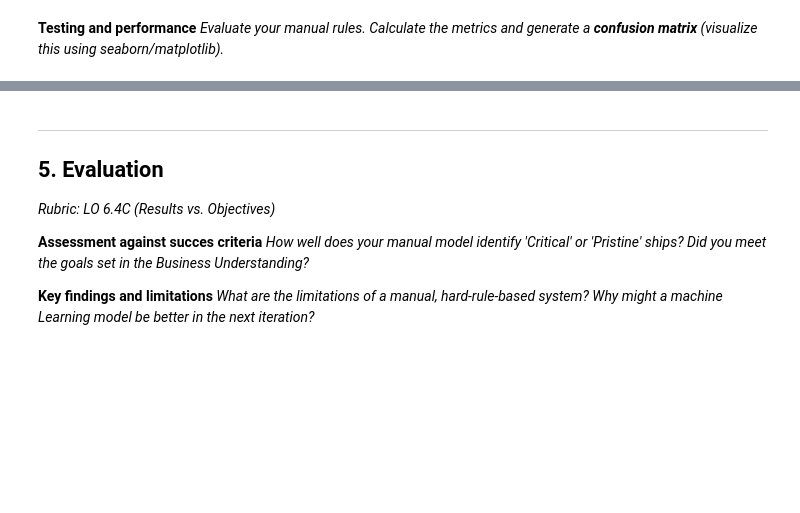
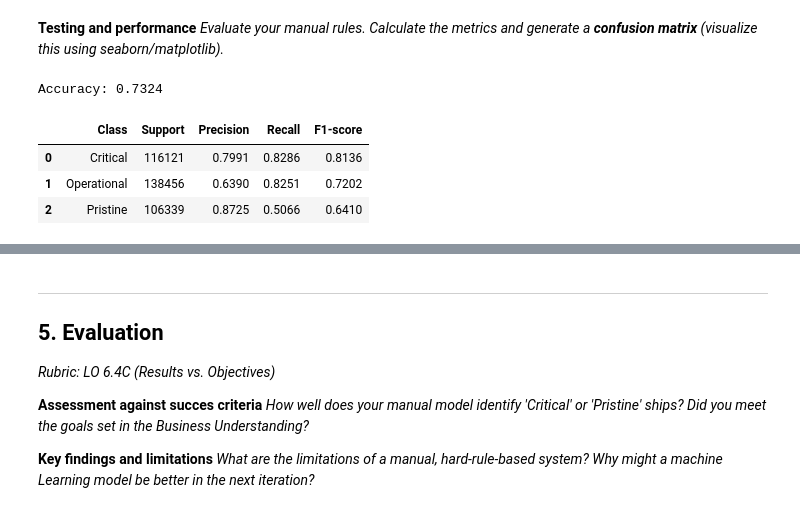
Before and after one commit to AchrafEAE/DDD, a Jupyter notebook: herkansing/iteratie2 herkansing.ipynb, the cells around one changed output, grey strips where cells are left out. Drawn from its saved outputs; the diff is of its cells as text; code cells hidden in the pictures; blank space fills up the shorter version.

```diff
--- a/herkansing/iteratie2 herkansing.ipynb
+++ b/herkansing/iteratie2 herkansing.ipynb
@@ -814,4 +814,41 @@ De regels zijn toegepast op alle observaties in de modeldataset. De voorspelling
 **Testing and performance**
 *Evaluate your manual rules. Calculate the metrics and generate a **confusion matrix** (visualize this using seaborn/matplotlib).*
 # %%
-# CODE CELL: Model evaluation code
+labels = ["Critical", "Operational", "Pristine"]
+
+cm = pd.crosstab(
+    df_model["Hull_Integrity"],
+    df_model["Predicted_Hull_Integrity"]
+).reindex(index=labels, columns=labels, fill_value=0)
+
+accuracy = cm.to_numpy().trace() / cm.to_numpy().sum()
+
+report_rows = []
+
+for label in labels:
+    tp = cm.loc[label, label]
+    fp = cm[label].sum() - tp
+    fn = cm.loc[label].sum() - tp
+
+    precision = tp / (tp + fp) if (tp + fp) > 0 else 0
+    recall = tp / (tp + fn) if (tp + fn) > 0 else 0
+    f1 = 2 * precision * recall / (precision + recall) if (precision + recall) > 0 else 0
+
+    report_rows.append({
+        "Class": label,
+        "Support": cm.loc[label].sum(),
+        "Precision": round(precision, 4),
+        "Recall": round(recall, 4),
+        "F1-score": round(f1, 4)
+    })
+
+metrics_df = pd.DataFrame(report_rows)
+
+print("Accuracy:", round(accuracy, 4))
+display(metrics_df)
+# %% [output]
+Accuracy: 0.7324
+|  | Class | Support | Precision | Recall | F1-score |
+| 0 | Critical | 116121 | 0.7991 | 0.8286 | 0.8136 |
+| 1 | Operational | 138456 | 0.6390 | 0.8251 | 0.7202 |
+| 2 | Pristine | 106339 | 0.8725 | 0.5066 | 0.6410 |
```
Also changed, not shown: parts of 10 cells of this notebook.
